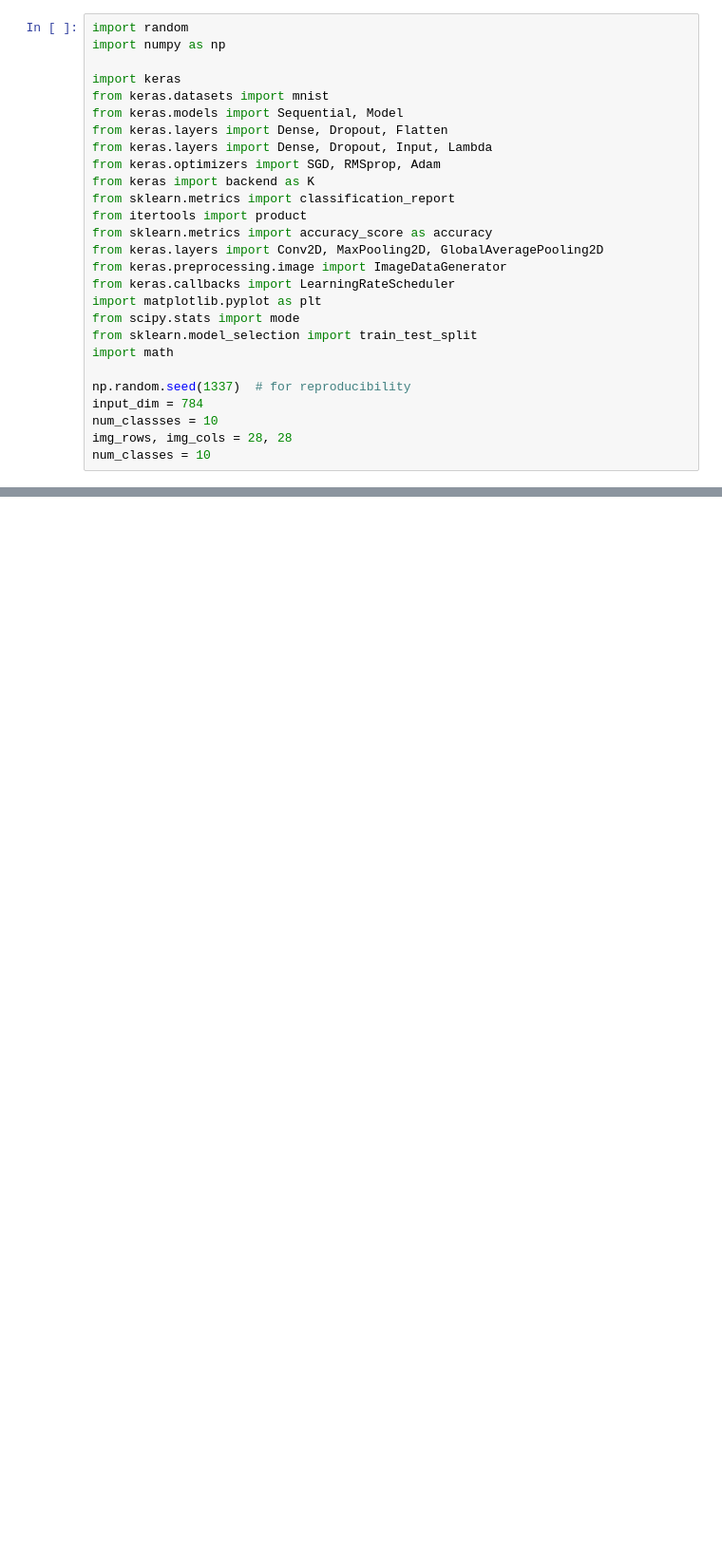
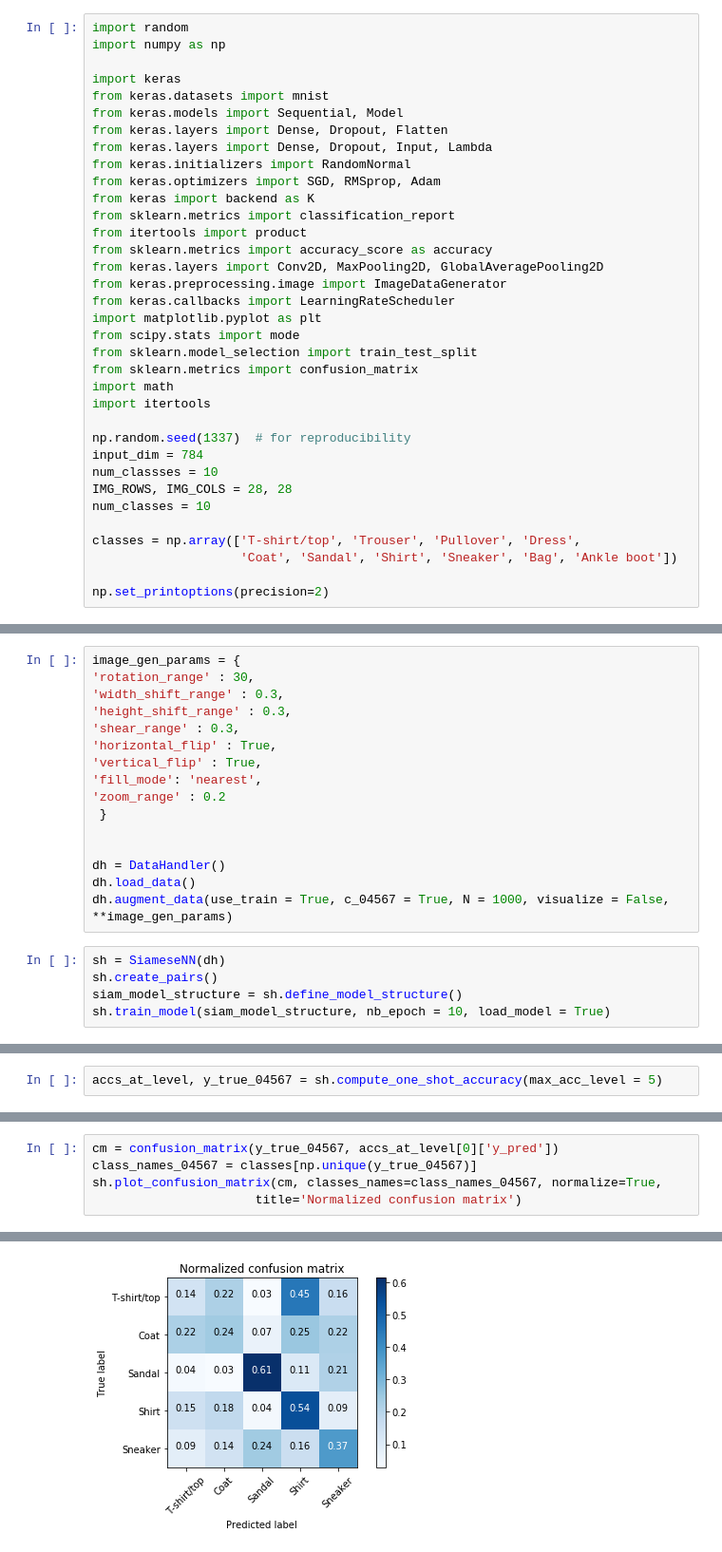
Before and after one commit to Deep-as-hell-team/Fashion-MNIST-, a Jupyter notebook: siamese_v2.ipynb, the cells around one changed output, grey strips where cells are left out. Shown: that part at 95% size. Cells and saved outputs as stored; diff of their text form; blank space fills up the shorter version.

Commit message:
Jupyter Notebook done - DataHandler, Simaese NN and NNNEtwork.

```diff
--- a/siamese_v2.ipynb
+++ b/siamese_v2.ipynb
@@ -7,6 +7,7 @@ from keras.datasets import mnist
 from keras.models import Sequential, Model
 from keras.layers import Dense, Dropout, Flatten
 from keras.layers import Dense, Dropout, Input, Lambda
+from keras.initializers import RandomNormal
 from keras.optimizers import SGD, RMSprop, Adam
 from keras import backend as K
 from sklearn.metrics import classification_report
@@ -18,10 +19,17 @@ from keras.callbacks import LearningRateScheduler
 import matplotlib.pyplot as plt
 from scipy.stats import mode
 from sklearn.model_selection import train_test_split
+from sklearn.metrics import confusion_matrix
 import math
+import itertools
 
 np.random.seed(1337)  # for reproducibility
 input_dim = 784
 num_classses = 10
-img_rows, img_cols = 28, 28
+IMG_ROWS, IMG_COLS = 28, 28
 num_classes = 10
+
+classes = np.array(['T-shirt/top', 'Trouser', 'Pullover', 'Dress',
+                    'Coat', 'Sandal', 'Shirt', 'Sneaker', 'Bag', 'Ankle boot'])
+
+np.set_printoptions(precision=2)
@@ -325,0 +469,21 @@ print('* Accuracy of classifying the test set: {:.2%}'.format(test_accur))
+# %%
+image_gen_params = {
+'rotation_range' : 30,
+'width_shift_range' : 0.3,
+'height_shift_range' : 0.3,
+'shear_range' : 0.3,
+'horizontal_flip' : True,
+'vertical_flip' : True,
+'fill_mode': 'nearest',
+'zoom_range' : 0.2
+ }
+
+
+dh = DataHandler()
+dh.load_data()
+dh.augment_data(use_train = True, c_04567 = True, N = 1000, visualize = False, **image_gen_params)
+# %%
+sh = SiameseNN(dh)
+sh.create_pairs()
+siam_model_structure = sh.define_model_structure()
+sh.train_model(siam_model_structure, nb_epoch = 10, load_model = True)
@@ -325,0 +497,2 @@ print('* Accuracy of classifying the test set: {:.2%}'.format(test_accur))
+# %%
+accs_at_level, y_true_04567 = sh.compute_one_shot_accuracy(max_acc_level = 5)
@@ -325,0 +505,6 @@ print('* Accuracy of classifying the test set: {:.2%}'.format(test_accur))
+# %%
+cm = confusion_matrix(y_true_04567, accs_at_level[0]['y_pred'])
+class_names_04567 = classes[np.unique(y_true_04567)]
+sh.plot_confusion_matrix(cm, classes_names=class_names_04567, normalize=True,
+                      title='Normalized confusion matrix')
+# %% [output]
@@ -325,0 +517 @@ print('* Accuracy of classifying the test set: {:.2%}'.format(test_accur))
+[figure, added]
```
Also changed, not shown: parts of 23 cells of this notebook, 1 other file.
